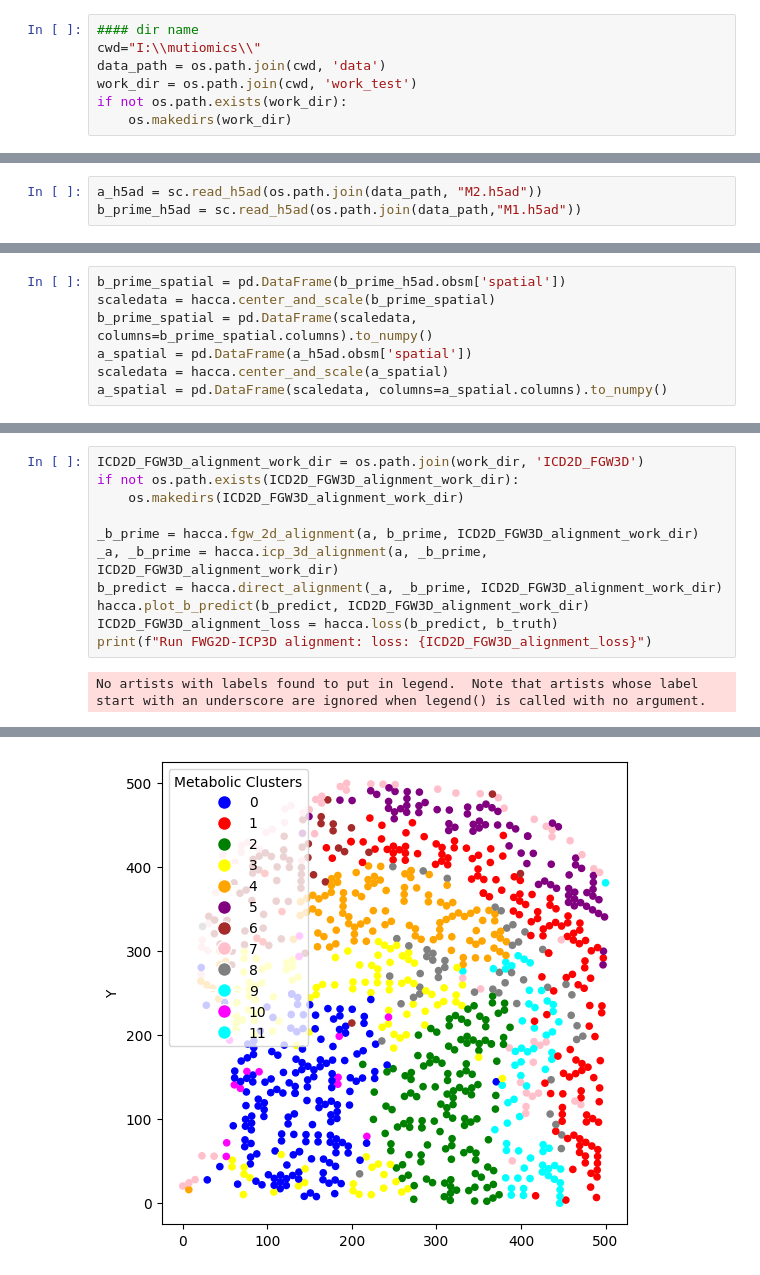
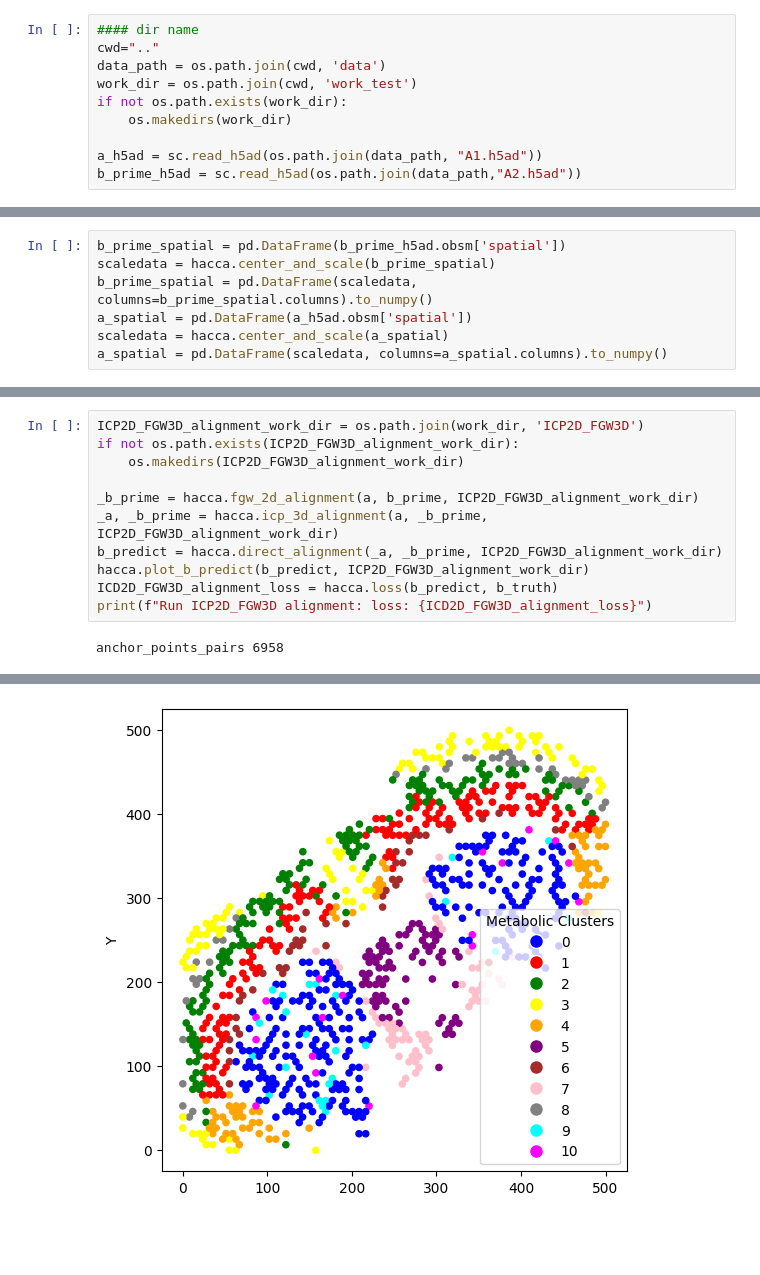
Before and after one commit to LittleLittleCloud/haCCA, a Jupyter notebook: example/comparasion_between_haCCA_and_other_alignment_method.ipynb, the cells around one changed output, grey strips where cells are left out. Cells and saved outputs as stored; diff of their text form; blank space fills up the shorter version.

```diff
--- a/example/comparasion_between_haCCA_and_other_alignment_method.ipynb
+++ b/example/comparasion_between_haCCA_and_other_alignment_method.ipynb
@@ -15,7 +48,10 @@ import os
 # %%
 #### dir name
-cwd="I:\\mutiomics\\"
+cwd=".."
 data_path = os.path.join(cwd, 'data')
 work_dir = os.path.join(cwd, 'work_test')
 if not os.path.exists(work_dir):
     os.makedirs(work_dir)
+
+a_h5ad = sc.read_h5ad(os.path.join(data_path, "A1.h5ad"))
+b_prime_h5ad = sc.read_h5ad(os.path.join(data_path,"A2.h5ad"))
@@ -25,4 +58 @@ if not os.path.exists(work_dir):
-# %%
-a_h5ad = sc.read_h5ad(os.path.join(data_path, "M2.h5ad"))
-b_prime_h5ad = sc.read_h5ad(os.path.join(data_path,"M1.h5ad"))
 # %% [markdown]
@@ -215,13 +248,13 @@ manual_alignment: loss: (392.19318, 0.647, 0.4754550376142222)
 # %%
-ICD2D_FGW3D_alignment_work_dir = os.path.join(work_dir, 'ICD2D_FGW3D')
-if not os.path.exists(ICD2D_FGW3D_alignment_work_dir):
-    os.makedirs(ICD2D_FGW3D_alignment_work_dir)
+ICP2D_FGW3D_alignment_work_dir = os.path.join(work_dir, 'ICP2D_FGW3D')
+if not os.path.exists(ICP2D_FGW3D_alignment_work_dir):
+    os.makedirs(ICP2D_FGW3D_alignment_work_dir)
 
-_b_prime = hacca.fgw_2d_alignment(a, b_prime, ICD2D_FGW3D_alignment_work_dir)
-_a, _b_prime = hacca.icp_3d_alignment(a, _b_prime, ICD2D_FGW3D_alignment_work_dir)
-b_predict = hacca.direct_alignment(_a, _b_prime, ICD2D_FGW3D_alignment_work_dir)
-hacca.plot_b_predict(b_predict, ICD2D_FGW3D_alignment_work_dir)
+_b_prime = hacca.fgw_2d_alignment(a, b_prime, ICP2D_FGW3D_alignment_work_dir)
+_a, _b_prime = hacca.icp_3d_alignment(a, _b_prime, ICP2D_FGW3D_alignment_work_dir)
+b_predict = hacca.direct_alignment(_a, _b_prime, ICP2D_FGW3D_alignment_work_dir)
+hacca.plot_b_predict(b_predict, ICP2D_FGW3D_alignment_work_dir)
 ICD2D_FGW3D_alignment_loss = hacca.loss(b_predict, b_truth)
-print(f"Run FWG2D-ICP3D alignment: loss: {ICD2D_FGW3D_alignment_loss}")
+print(f"Run ICP2D_FGW3D alignment: loss: {ICD2D_FGW3D_alignment_loss}")
 # %% [output]
-No artists with labels found to put in legend.  Note that artists whose label start with an underscore are ignored when legend() is called with no argument.
+anchor_points_pairs 6958
@@ -231,2 +265,2 @@ Run FWG2D-ICP3D alignment: loss: (445.05667, 0.644, 0.44684815421662444)
-[figure, old version]
+[figure, new version]
 # %% [markdown]
```
Also changed, not shown: parts of 36 cells of this notebook, 10 other files.
